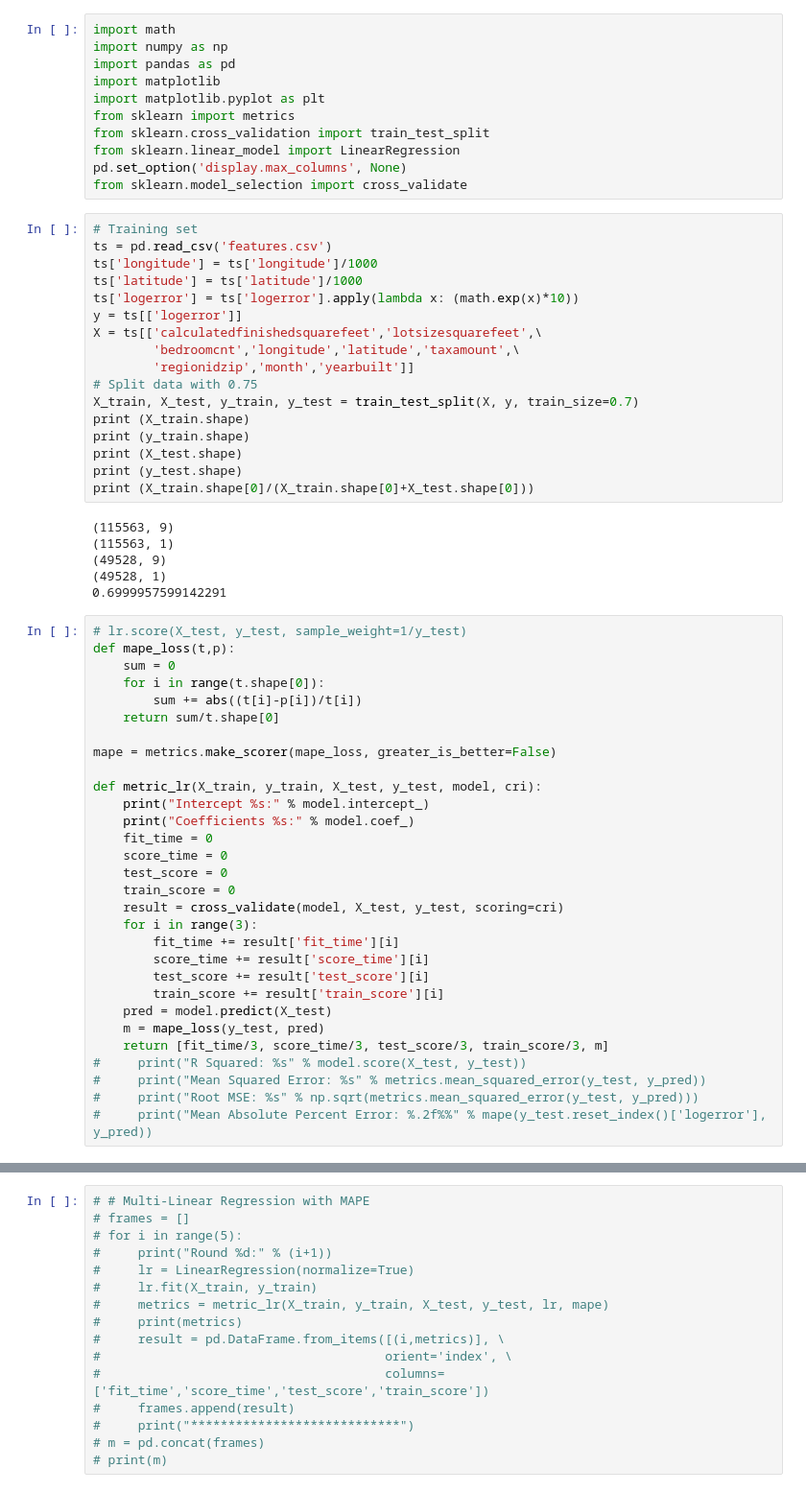
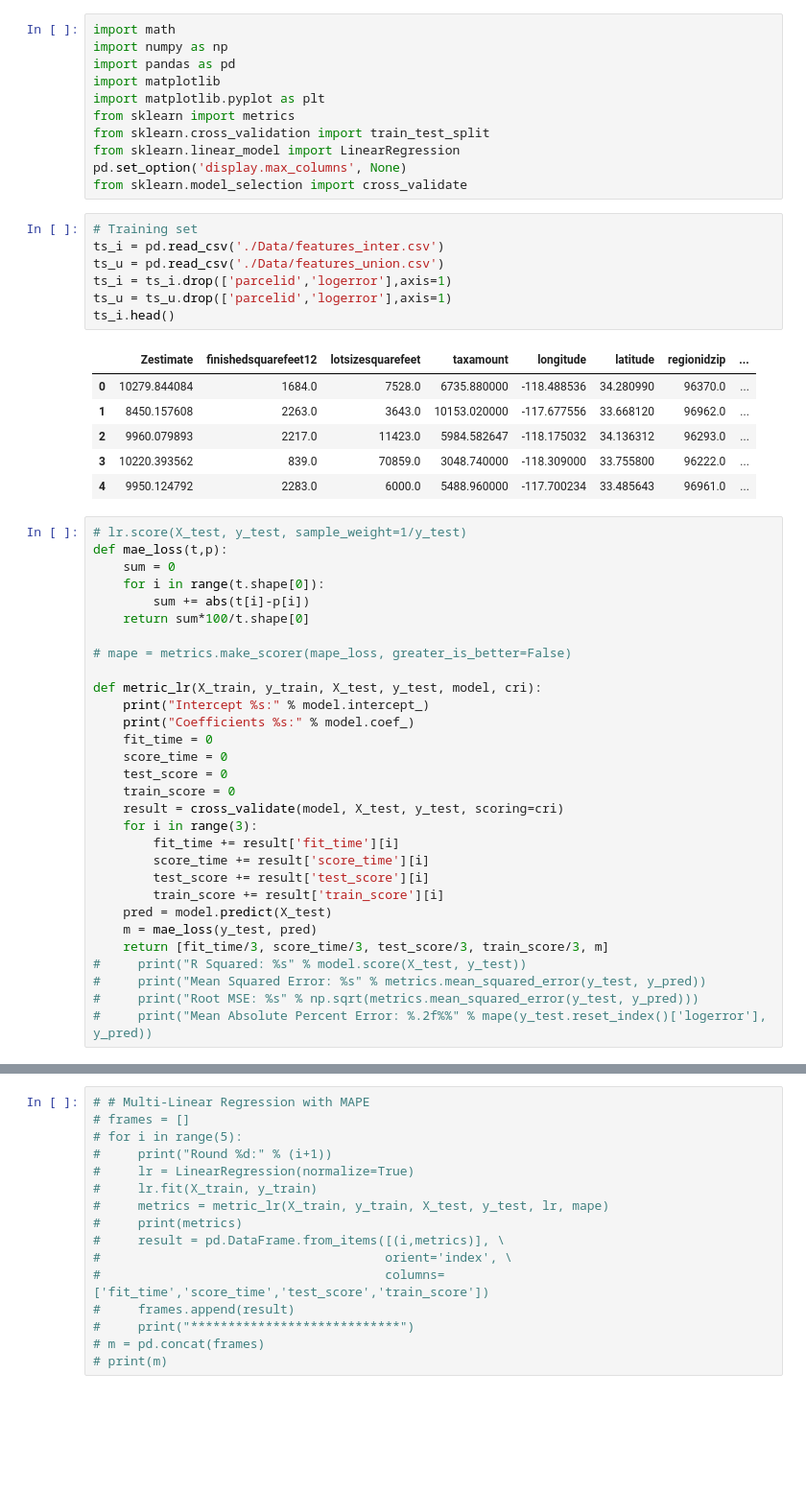
Before and after one commit to Crisliu7/INFO7390, a Jupyter notebook: midterm/Multi Linear Regression.ipynb, the cells around one changed output, grey strips where cells are left out. Shown at 96% size. Cells and saved outputs as stored; diff of their text form; blank space fills up the shorter version.

```diff
--- a/midterm/Multi Linear Regression.ipynb
+++ b/midterm/Multi Linear Regression.ipynb
@@ -9,38 +9,29 @@ from sklearn.cross_validation import train_test_split
 from sklearn.linear_model import LinearRegression
 pd.set_option('display.max_columns', None)
 from sklearn.model_selection import cross_validate
-# %%
-# Training set
-ts = pd.read_csv('features.csv')
-ts['longitude'] = ts['longitude']/1000
-ts['latitude'] = ts['latitude']/1000
-ts['logerror'] = ts['logerror'].apply(lambda x: (math.exp(x)*10))
-y = ts[['logerror']]
-X = ts[['calculatedfinishedsquarefeet','lotsizesquarefeet',\
-        'bedroomcnt','longitude','latitude','taxamount',\
-        'regionidzip','month','yearbuilt']]
-# Split data with 0.75
-X_train, X_test, y_train, y_test = train_test_split(X, y, train_size=0.7)
-print (X_train.shape)
-print (y_train.shape)
-print (X_test.shape)
-print (y_test.shape)
-print (X_train.shape[0]/(X_train.shape[0]+X_test.shape[0]))
-# %% [output]
-(115563, 9)
-(115563, 1)
-(49528, 9)
-(49528, 1)
-0.6999957599142291
+# %%
+# Training set
+ts_i = pd.read_csv('./Data/features_inter.csv')
+ts_u = pd.read_csv('./Data/features_union.csv')
+ts_i = ts_i.drop(['parcelid','logerror'],axis=1)
+ts_u = ts_u.drop(['parcelid','logerror'],axis=1)
+ts_i.head()
+# %% [output]
+|  | Zestimate | finishedsquarefeet12 | lotsizesquarefeet | taxamount | longitude | latitude | regionidzip | ... |
+| 0 | 10279.844084 | 1684.0 | 7528.0 | 6735.880000 | -118.488536 | 34.280990 | 96370.0 | ... |
+| 1 | 8450.157608 | 2263.0 | 3643.0 | 10153.020000 | -117.677556 | 33.668120 | 96962.0 | ... |
+| 2 | 9960.079893 | 2217.0 | 11423.0 | 5984.582647 | -118.175032 | 34.136312 | 96293.0 | ... |
+| 3 | 10220.393562 | 839.0 | 70859.0 | 3048.740000 | -118.309000 | 33.755800 | 96222.0 | ... |
+| 4 | 9950.124792 | 2283.0 | 6000.0 | 5488.960000 | -117.700234 | 33.485643 | 96961.0 | ... |
 # %%
 # lr.score(X_test, y_test, sample_weight=1/y_test)
-def mape_loss(t,p):
+def mae_loss(t,p):
     sum = 0
     for i in range(t.shape[0]):
-        sum += abs((t[i]-p[i])/t[i])
-    return sum/t.shape[0]
+        sum += abs(t[i]-p[i])
+    return sum*100/t.shape[0]
 
-mape = metrics.make_scorer(mape_loss, greater_is_better=False)
+# mape = metrics.make_scorer(mape_loss, greater_is_better=False)
 
 def metric_lr(X_train, y_train, X_test, y_test, model, cri):
     print("Intercept %s:" % model.intercept_)
@@ -56,7 +47,7 @@ def metric_lr(X_train, y_train, X_test, y_test, model, cri):
         test_score += result['test_score'][i]
         train_score += result['train_score'][i]
     pred = model.predict(X_test)
-    m = mape_loss(y_test, pred)
+    m = mae_loss(y_test, pred)
     return [fit_time/3, score_time/3, test_score/3, train_score/3, m]
 #     print("R Squared: %s" % model.score(X_test, y_test))
 #     print("Mean Squared Error: %s" % metrics.mean_squared_error(y_test, y_pred))
```
Also changed, not shown: parts of 8 cells of this notebook, 41 other files.
